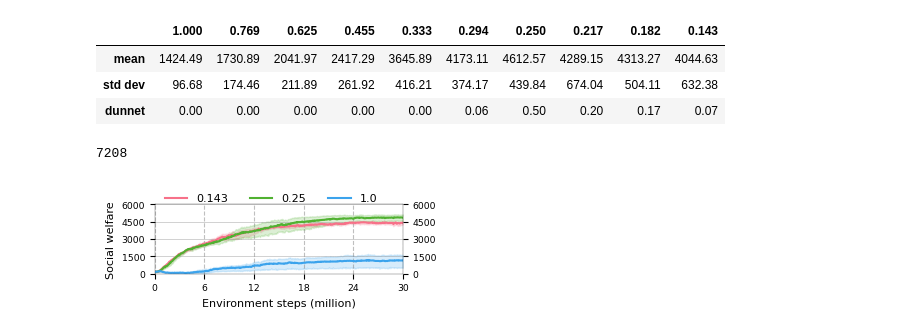
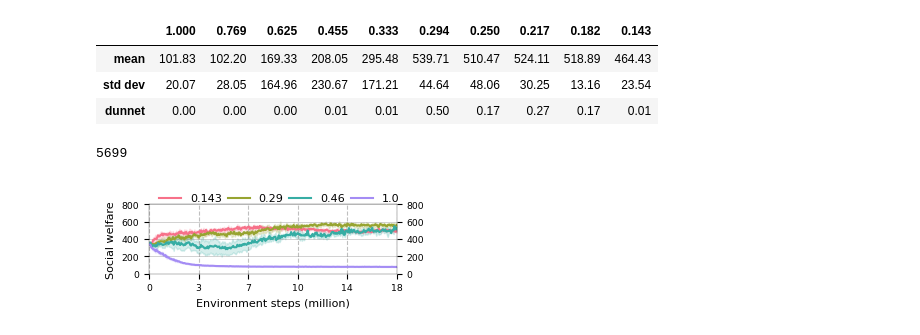
Before and after one commit to Muff2n/meltingpot, a Jupyter notebook: data/plot_results.ipynb, the cells around one changed output. Cells and saved outputs as stored; diff of their text form; code cells hidden in the pictures.

```diff
--- a/data/plot_results.ipynb
+++ b/data/plot_results.ipynb
@@ -39,7 +39,7 @@ clean = {
 
 window = 11
 epochs = 300
-environment = clean
+environment = harvest
 FIGSIZE=(3.2, 0.9)  # for paper
 # FIGSIZE=(10, 4)  # for viewing
 SIZE=8
@@ -195,9 +195,9 @@ pd.set_option('display.float_format', lambda x: '{:.2f}'.format(x))
 data
 # %% [output]
 |  | 1.000 | 0.769 | 0.625 | 0.455 | 0.333 | 0.294 | 0.250 | 0.217 | 0.182 | 0.143 |
-| mean | 1424.49 | 1730.89 | 2041.97 | 2417.29 | 3645.89 | 4173.11 | 4612.57 | 4289.15 | 4313.27 | 4044.63 |
-| std dev | 96.68 | 174.46 | 211.89 | 261.92 | 416.21 | 374.17 | 439.84 | 674.04 | 504.11 | 632.38 |
-| dunnet | 0.00 | 0.00 | 0.00 | 0.00 | 0.00 | 0.06 | 0.50 | 0.20 | 0.17 | 0.07 |
+| mean | 101.83 | 102.20 | 169.33 | 208.05 | 295.48 | 539.71 | 510.47 | 524.11 | 518.89 | 464.43 |
+| std dev | 20.07 | 28.05 | 164.96 | 230.67 | 171.21 | 44.64 | 48.06 | 30.25 | 13.16 | 23.54 |
+| dunnet | 0.00 | 0.00 | 0.00 | 0.01 | 0.01 | 0.50 | 0.17 | 0.27 | 0.17 | 0.01 |
 # %%
 rolling = False
 window = 11
@@ -241,33 +241,33 @@ sns.lineplot(
     x='training_iteration',
     y='smoothed_reward' if rolling else 'reward',
     hue='self-interest',
     errorbar=('ci', 95),  # 95% confidence interval
     palette=colours,
     ax=ax,
     # estimator='mean',
     # color='blue',
     # n_boot=1000,
 )
 
 ax.set_xlabel('Environment steps (million)')
 ax.set_ylabel('Social welfare')
 ax.set_xlim(0, scratch_epochs)
 ylim = environment['ylim']
 ax.set_ylim(0, ylim)
 ax.set_xticks(np.arange(0, scratch_epochs + 1, scratch_epochs / 5))
 ax.set_xticklabels(np.arange(0, scratch_epochs * 30 * 2000 / 1e6 + 1, scratch_epochs / 5 * 30 * 2000 / 1e6).astype(int))
 ax.set_yticks(np.arange(0, ylim + 1, ylim / 4))
 
 ax.yaxis.grid(True, linestyle='-', linewidth=0.5, color='grey', alpha=0.5)
 ax.xaxis.grid(True, color='grey', linestyle='--', alpha=0.5)
-ax.legend(bbox_to_anchor=(0, 1.3), loc='upper left', ncol=3, frameon=False)
+ax.legend(bbox_to_anchor=(0, 1.3), loc='upper left', ncol=4, frameon=False, columnspacing=0.5)
 
 ax2 = ax.twinx()
 ax2.set_ylim(ax.get_ylim())  # Make sure the limits are the same
 ax2.set_yticks(ax.get_yticks())  # Duplicate the tick marks
 
 name = f'scratch_{environment["name"]}'
 fig.savefig(f'{name}.svg', format='svg', bbox_inches='tight')
 # %% [output]
-7208
+5699
-[figure, old version]
+[figure, new version]
```
Also changed, not shown: parts of 3 cells of this notebook, 2 other files.
